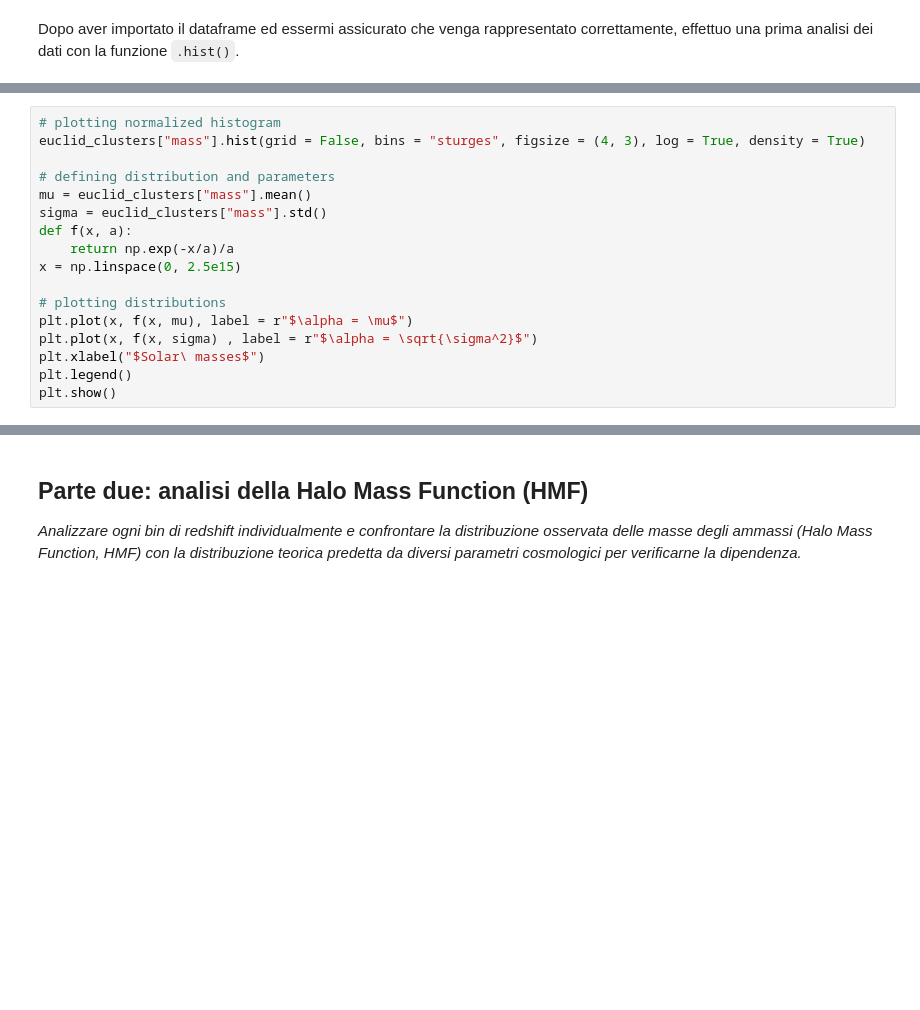
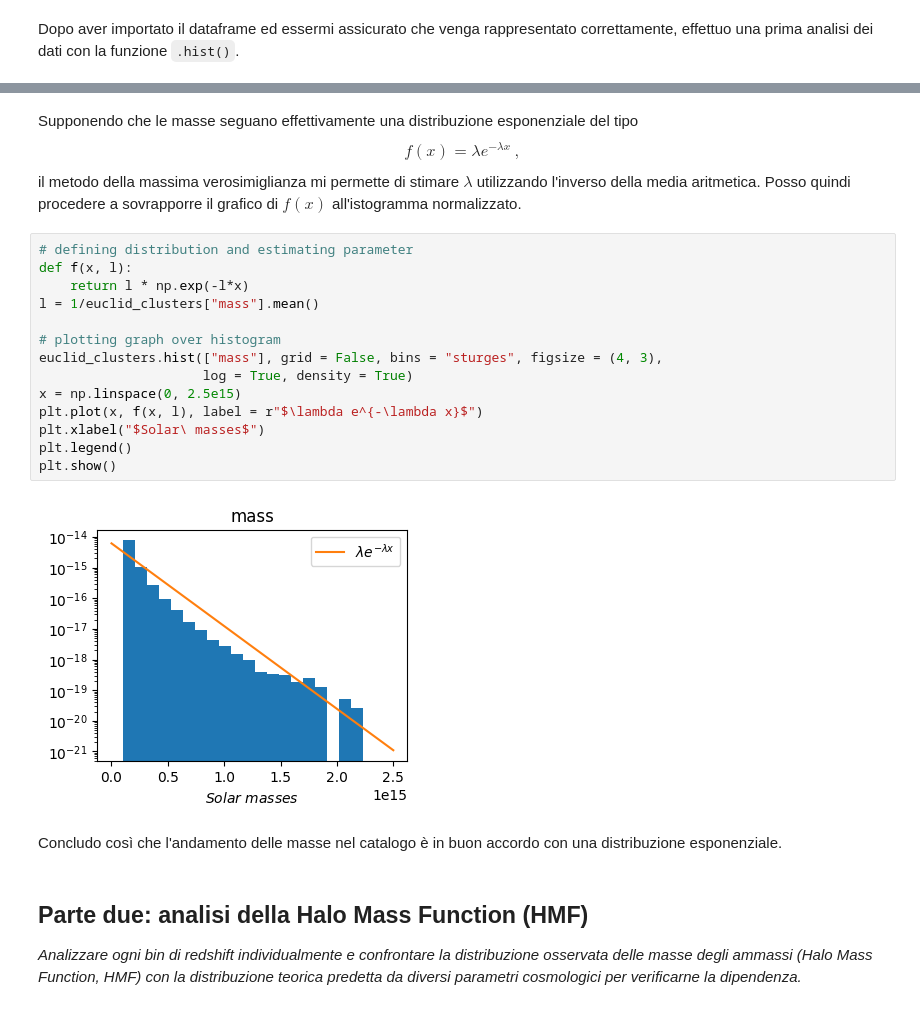
Before and after one commit to basagliuz/Esame_TRMD, a Jupyter notebook: HMF_Good.ipynb, the cells around one changed output, grey strips where cells are left out. Cells and saved outputs as stored; diff of their text form; blank space fills up the shorter version.

```diff
--- a/HMF_Good.ipynb
+++ b/HMF_Good.ipynb
@@ -84,17 +54,0 @@ In mancanza di altre ipotesi, è comunque interessante tracciare un grafico in s
-# %%
-# plotting normalized histogram
-euclid_clusters["mass"].hist(grid = False, bins = "sturges", figsize = (4, 3), log = True, density = True)
-
-# defining distribution and parameters
-mu = euclid_clusters["mass"].mean()
-sigma = euclid_clusters["mass"].std()
-def f(x, a):
-    return np.exp(-x/a)/a
-x = np.linspace(0, 2.5e15)
-
-# plotting distributions
-plt.plot(x, f(x, mu), label = r"$\alpha = \mu$")
-plt.plot(x, f(x, sigma) , label = r"$\alpha = \sqrt{\sigma^2}$")
-plt.xlabel("$Solar\ masses$")
-plt.legend()
-plt.show()
@@ -129,3 +61,27 @@ for ax in axes.flatten():
+# %% [markdown]
+Supponendo che le masse seguano effettivamente una distribuzione esponenziale del tipo
+\begin{equation}
+    f(x) = \lambda e^{-\lambda x}\ ,
+\end{equation}
+il metodo della massima verosimiglianza mi permette di stimare $\lambda$ utilizzando l'inverso della media aritmetica. Posso quindi procedere a sovrapporre il grafico di $f(x)$ all'istogramma normalizzato.
+# %%
+# defining distribution and estimating parameter
+def f(x, l):
+    return l * np.exp(-l*x)
+l = 1/euclid_clusters["mass"].mean()
+
+# plotting graph over histogram
+euclid_clusters.hist(["mass"], grid = False, bins = "sturges", figsize = (4, 3),
+                     log = True, density = True)
+x = np.linspace(0, 2.5e15)
+plt.plot(x, f(x, l), label = r"$\lambda e^{-\lambda x}$")
+plt.xlabel("$Solar\ masses$")
+plt.legend()
+plt.show()
+# %% [output]
+[figure, added]
+# %% [markdown]
+Concludo così che l'andamento delle masse nel catalogo è in buon accordo con una distribuzione esponenziale.
 # %% [markdown]
 ## Parte due: analisi della Halo Mass Function (HMF)
 _Analizzare ogni bin di redshift individualmente e confrontare la distribuzione osservata delle masse degli ammassi (Halo Mass Function, HMF) con la distribuzione teorica predetta da diversi parametri cosmologici per verificarne la dipendenza._
```
Also changed, not shown: parts of 11 cells of this notebook.
